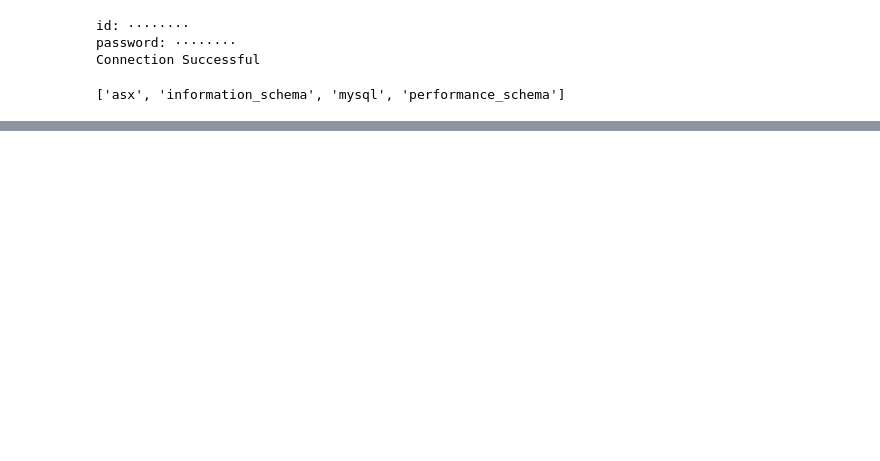
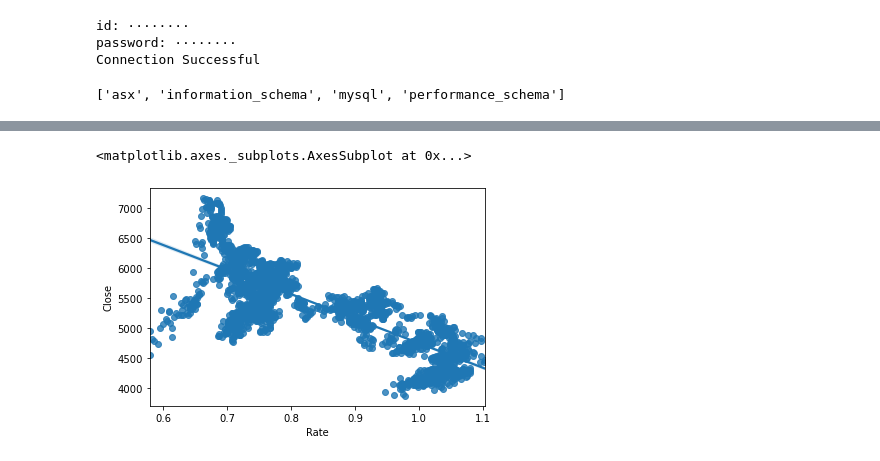
Before and after one commit to MDSI-AUG-2020-DSP/ASX, a Jupyter notebook: DataExploration.ipynb, the cells around one changed output, grey strips where cells are left out. Saved outputs shown, nothing was run; the diff lists cells and outputs as text; code cells hidden in the pictures; blank space fills up the shorter version.

Commit message:
Updated visualisation

```diff
--- a/DataExploration.ipynb
+++ b/DataExploration.ipynb
@@ -62,0 +74,23 @@ exchange_rate
+# %%
+mydb = connect_mysql(host, id, pwd, db)
+query =  \
+"""
+SELECT Code, Date, Close
+FROM asx_history
+WHERE Code = 'AXJO'
+"""
+asx_axjo = pd.read_sql_query(query, con=mydb)
+asx_axjo["Date"]=  pd.to_datetime(asx_axjo["Date"])
+mydb.close()
+# %%
+mydb = connect_mysql(host, id, pwd, db)
+query =  \
+"""
+SELECT *
+FROM exchange_rate
+
+"""
+exchange_rate= pd.read_sql_query(query, con=mydb)
+exchange_rate["Date"]=  pd.to_datetime(exchange_rate["Date"])
+print(exchange_rate)
+mydb.close()
@@ -62,0 +112,8 @@ exchange_rate
+# %%
+import seaborn as sns
+df = asx_axjo.merge(exchange_rate, on = "Date", how = "right").dropna()
+
+sns.regplot(data=df, x="Rate", y="Close")
+# %% [output]
+<matplotlib.axes._subplots.AxesSubplot at 0x...>
+[figure, added]
```
Also changed, not shown: parts of 13 cells of this notebook.
